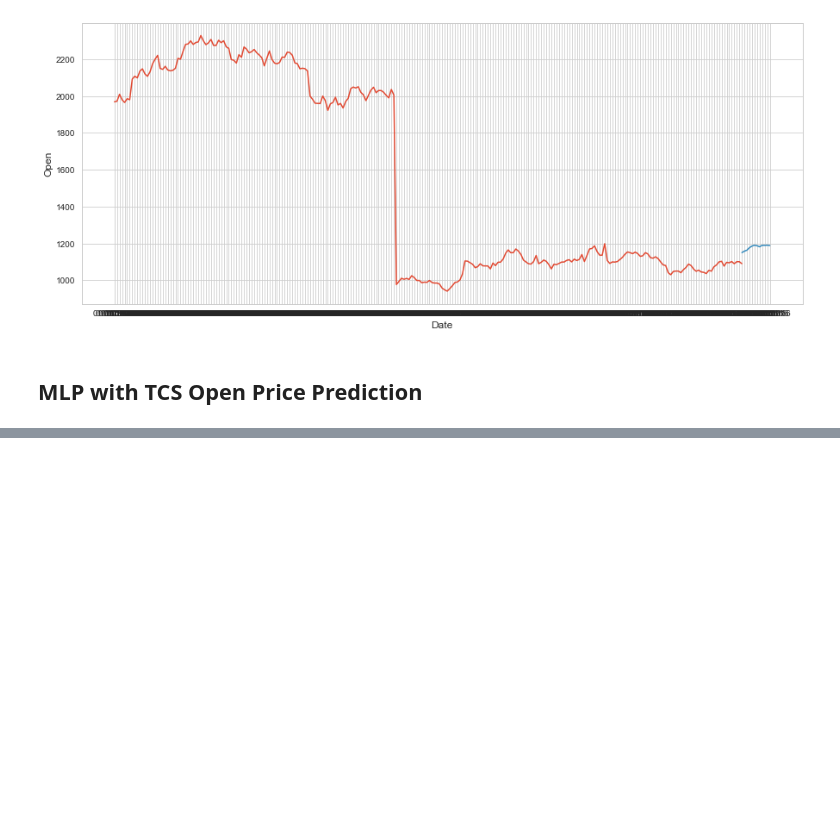
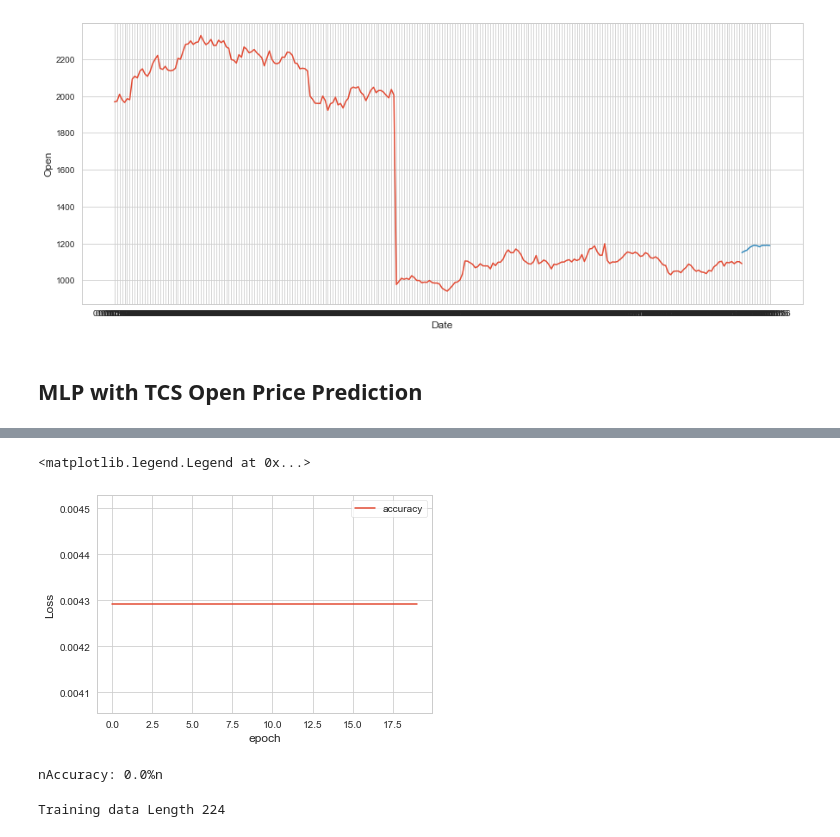
Before and after one commit to kaushalmacwan/forecasting, a Jupyter notebook: Final Thesis Part1.ipynb, the cells around one changed output, grey strips where cells are left out. Drawn from its saved outputs; the diff is of its cells as text; code cells hidden in the pictures; blank space fills up the shorter version.

Commit message:
Added MLP Model for the three dataset check...

```diff
--- a/Final Thesis Part1.ipynb
+++ b/Final Thesis Part1.ipynb
@@ -2281,3 +2281,9 @@ sns.lineplot(df_forcast_infosys_open_lstm['Date'], df_forcast_infosys_open_lstm[
 [figure]
 # %% [markdown]
 ## MLP with TCS Open Price Prediction
+# %%
+# Scale the data
+scaler = MinMaxScaler(feature_range=(0,1))
+scaled_data = scaler.fit_transform(tcs_open_df.values)
+
+len(scaled_data)
@@ -2283,0 +2370,24 @@ sns.lineplot(df_forcast_infosys_open_lstm['Date'], df_forcast_infosys_open_lstm[
+# %%
+from keras.layers import Dense, Activation, Dropout
+
+# Parameters
+batch_size = 128 # It is the sample size of inputs to be processed at each training stage.
+hidden_units = 256
+dropout = 0.45
+input_size = steps
+num_labels = 1
+
+# Nossa  MLP com ReLU e Dropout
+model = Sequential()
+
+model.add(Dense(hidden_units, input_dim=input_size))
+model.add(Activation('relu'))
+model.add(Dropout(dropout))
+
+model.add(Dense(hidden_units))
+model.add(Activation('relu'))
+model.add(Dropout(dropout))
+
+model.add(Dense(num_labels))
+model.add(Activation('softmax'))
+model.summary()
@@ -2283,0 +2412,4 @@ sns.lineplot(df_forcast_infosys_open_lstm['Date'], df_forcast_infosys_open_lstm[
+# %%
+model.compile(loss='categorical_crossentropy', optimizer='adam', metrics=['accuracy'])
+# %%
+history_mlp_tcs_open = model.fit(x_train, y_train, epochs=20, batch_size=batch_size)
@@ -2283,0 +2434,17 @@ sns.lineplot(df_forcast_infosys_open_lstm['Date'], df_forcast_infosys_open_lstm[
+# %%
+plt.plot(history_mlp_tcs_open.history['accuracy'], label='accuracy')
+# plt.plot(history_mlp_tcs_open.history['loss'], label='loss')
+plt.xlabel("epoch")
+plt.ylabel("Loss")
+plt.legend()
+# %% [output]
+<matplotlib.legend.Legend at 0x...>
+[figure, added]
+# %%
+_, acc = model.evaluate(x_test,
+                        y_test,
+                        batch_size=batch_size,
+                        verbose=0)
+print("nAccuracy: %.1f%%n" % (100.0 * acc))
+# %% [output]
+nAccuracy: 0.0%n
@@ -2283,0 +2454,10 @@ sns.lineplot(df_forcast_infosys_open_lstm['Date'], df_forcast_infosys_open_lstm[
+# %%
+data = tcs_data.filter(['Open'])
+dataset = data.values
+training_data_len = int(np.ceil( len(dataset) * 0.90 ))
+print('Training data Length', training_data_len)
+scaler = MinMaxScaler(feature_range=(0,1))
+scaled_data = scaler.fit_transform(dataset)
+train_data = scaled_data[0:int(training_data_len), :]
+# %% [output]
+Training data Length 224
```
Also changed, not shown: parts of 25 cells of this notebook.
